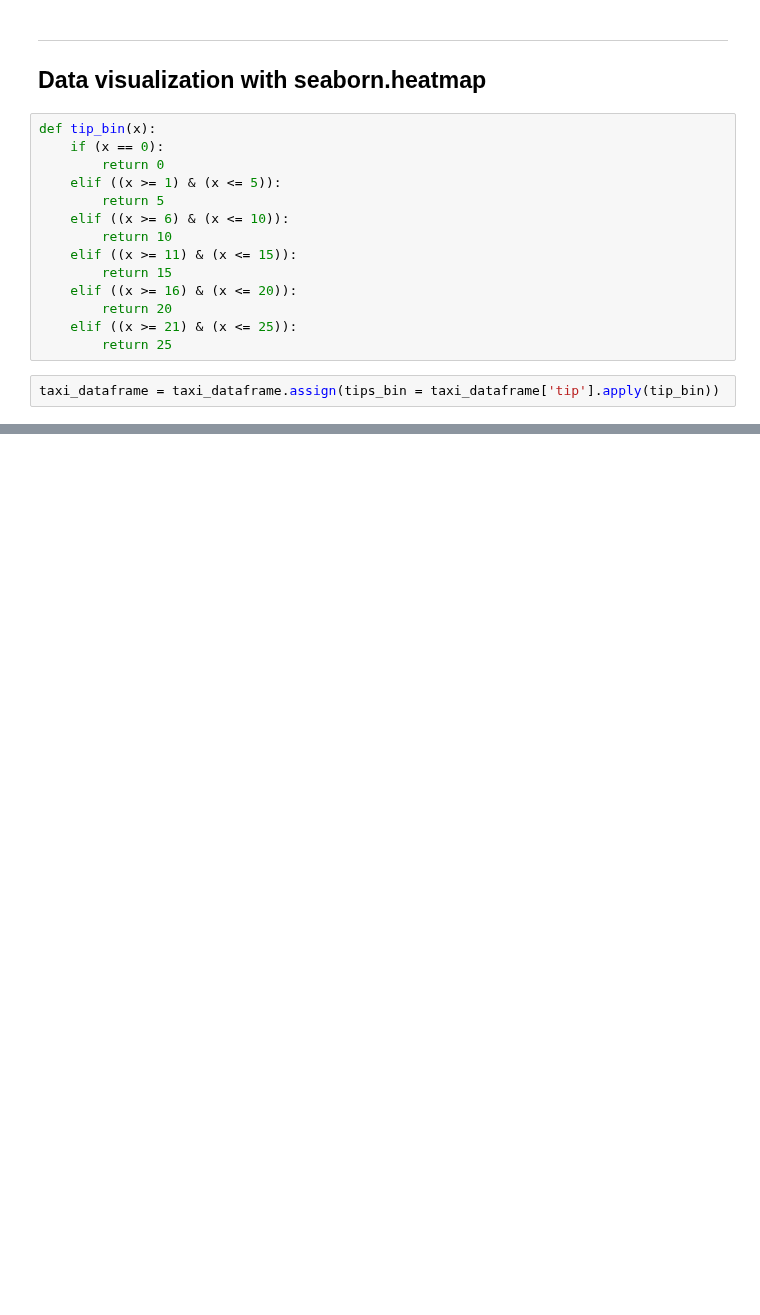
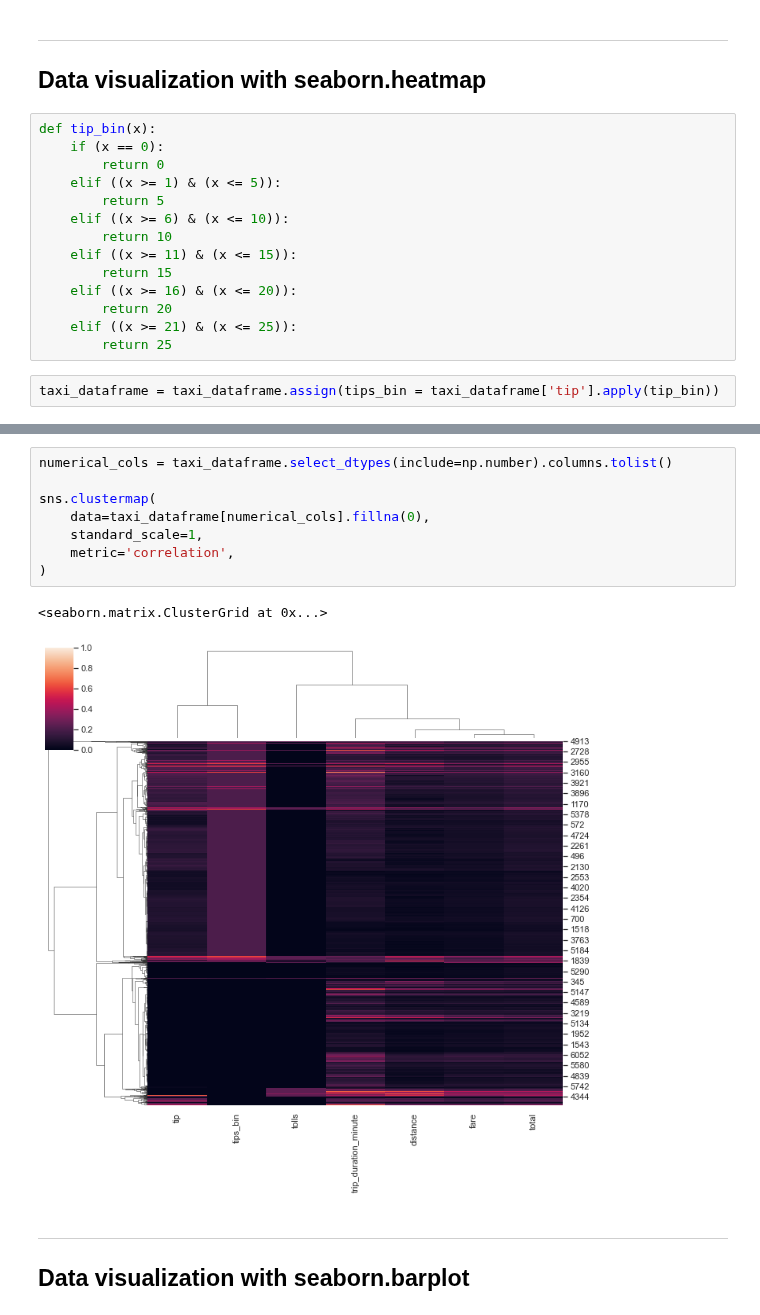
Before and after one commit to hyoaru/dsa-libraries-test, a Jupyter notebook: seaborn.ipynb, the cells around one changed output, grey strips where cells are left out. Saved outputs shown, nothing was run; the diff lists cells and outputs as text; blank space fills up the shorter version.

```diff
--- a/seaborn.ipynb
+++ b/seaborn.ipynb
@@ -409,0 +448,14 @@ sns.set(rc={'figure.figsize' : (8,6)})
+# %%
+numerical_cols = taxi_dataframe.select_dtypes(include=np.number).columns.tolist()
+
+sns.clustermap(
+    data=taxi_dataframe[numerical_cols].fillna(0),
+    standard_scale=1,
+    metric='correlation',
+)
+# %% [output]
+<seaborn.matrix.ClusterGrid at 0x...>
+[figure, added]
+# %% [markdown]
+---
+## Data visualization with seaborn.barplot
```
Also changed, not shown: parts of 10 cells of this notebook.
